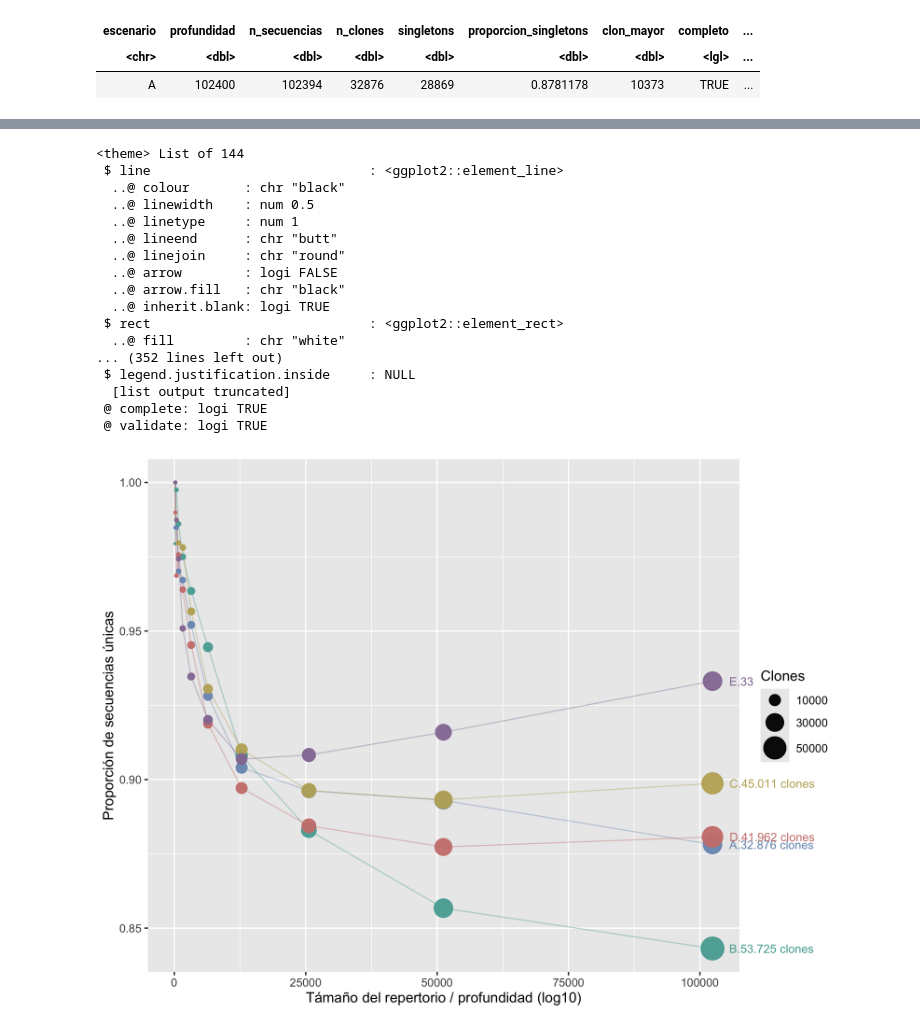
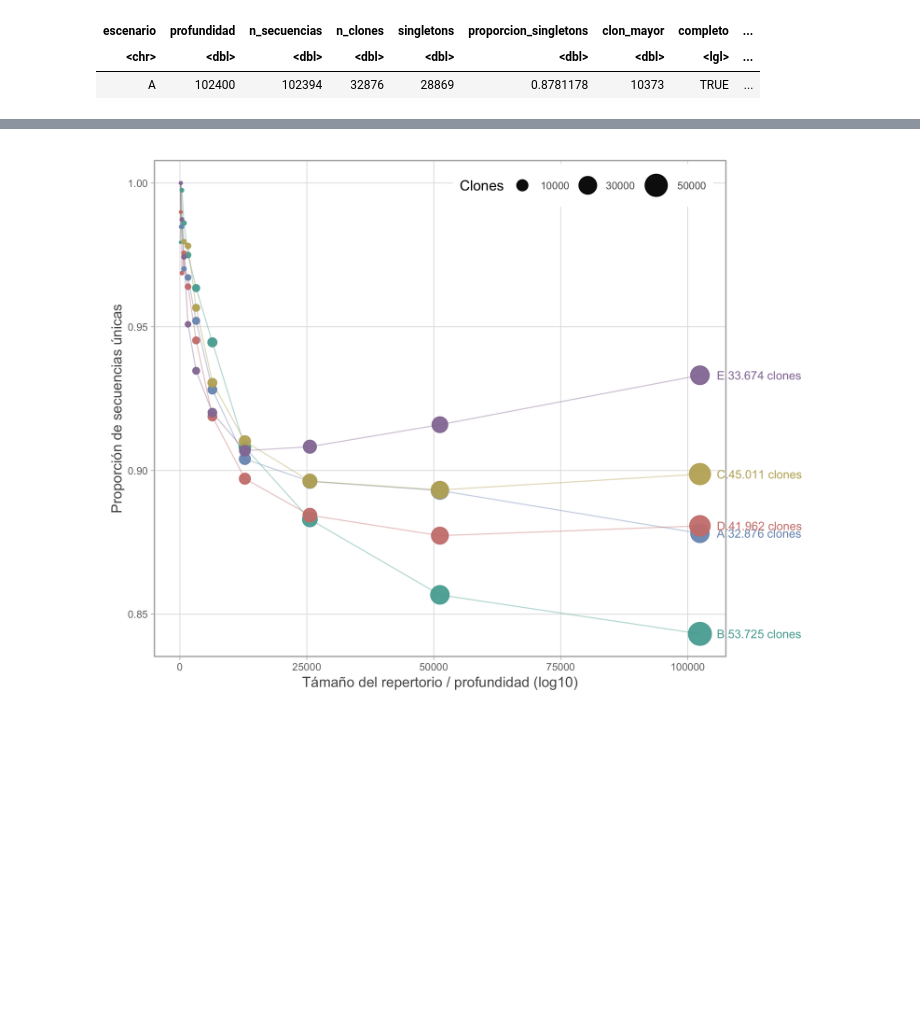
Before and after one commit to sofiacardenase/tesisbioinf-sofia, a Jupyter notebook: notebooks/7.2-clonal_plotA.ipynb, the cells around one changed output, grey strips where cells are left out. Saved outputs shown, nothing was run; the diff lists cells and outputs as text; code cells hidden in the pictures; blank space fills up the shorter version.

```diff
--- a/notebooks/7.2-clonal_plotA.ipynb
+++ b/notebooks/7.2-clonal_plotA.ipynb
@@ -202,49 +186,32 @@ ggplot(d, aes(x = profundidad, y = proporcion_singletons, color = escenario)) +
   # scale_x_log10(
     # breaks = c(100, 1000, 10000, 100000),
     # labels = c("100", "1 000", "10 000", "100 000"),
     # limits = c(100, 102400),
     # expand = expansion(mult = c(0, 0.12))
   # ) +
   scale_size(
     range = c(0.5, 8),
     breaks = c(10000, 30000, 50000),
   ) +
   scale_color_manual(values = colors, guide = "none") +
   coord_cartesian(clip = "off") +
   labs(
   x = "T\u00E1ma\u00F1o del repertorio / profundidad (log10)",
   y = "Proporci\u00F3n de secuencias \u00FAnicas",
   size = "Clones"
-)
+) +
   theme_light() +
   theme(
     plot.title = element_text(size = 9, colour = "grey35", hjust = 0, margin = margin(b = 14)),
     plot.margin = margin(12, 90, 12, 12),
     axis.title = element_text(colour = "grey35"),
     axis.text = element_text(size = 8, colour = "grey45"),
     panel.grid.minor = element_blank(),
     panel.grid.major = element_line(colour = "grey88", linewidth = 0.3),
     legend.position = "inside",
     legend.position.inside = c(0.75, 0.95),
     legend.direction = "horizontal",
     legend.text = element_text(size = 8, colour = "grey35"),
   )
 # %% [output]
-<theme> List of 144
- $ line                            : <ggplot2::element_line>
-  ..@ colour       : chr "black"
-  ..@ linewidth    : num 0.5
-  ..@ linetype     : num 1
-  ..@ lineend      : chr "butt"
-  ..@ linejoin     : chr "round"
-  ..@ arrow        : logi FALSE
-  ..@ arrow.fill   : chr "black"
-  ..@ inherit.blank: logi TRUE
- $ rect                            : <ggplot2::element_rect>
-  ..@ fill         : chr "white"
-... (352 lines left out)
- $ legend.justification.inside     : NULL
-  [list output truncated]
- @ complete: logi TRUE
- @ validate: logi TRUE
-[figure, old version]
+[figure, new version]
```
Also changed, not shown: parts of 2 cells of this notebook, 7 other files.
